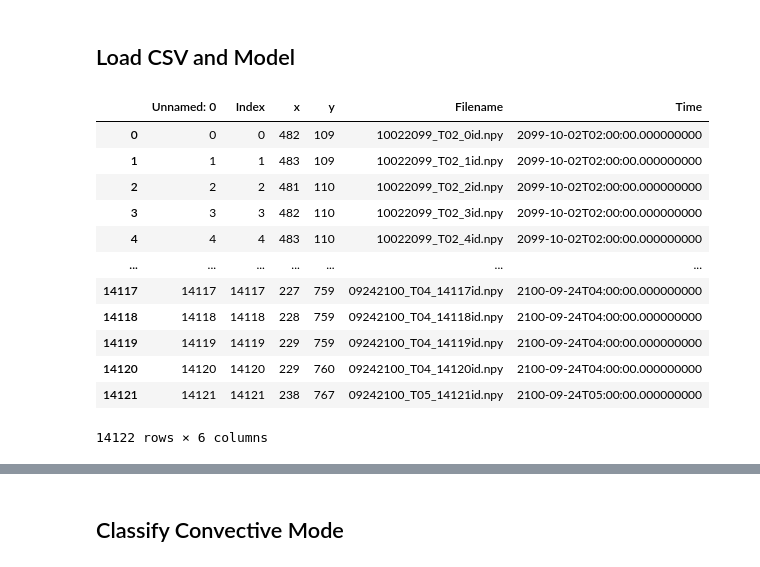
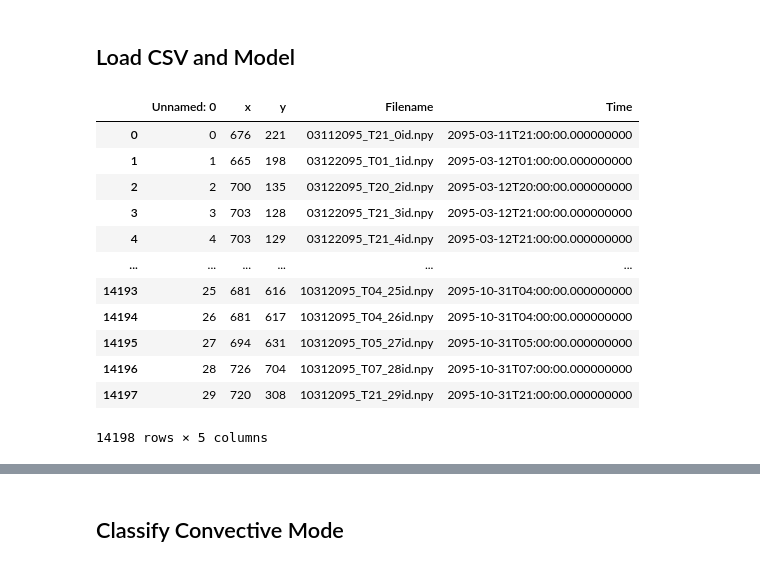
Before and after one commit to jcorner1/Future_Modes, a Jupyter notebook: Code/Jetstream/Model_Predict.ipynb, the cells around one changed output, grey strips where cells are left out. Cells and saved outputs as stored; diff of their text form; code cells hidden in the pictures.

```diff
--- a/Code/Jetstream/Model_Predict.ipynb
+++ b/Code/Jetstream/Model_Predict.ipynb
@@ -11,23 +18,25 @@ import matplotlib.pyplot as plt
 # %% [markdown]
 ## Load CSV and Model
 # %%
-#load the csv
-year = 2100
-df = pd.read_csv(f'/shared/shared/jcorner_data/eoc8p5/eoc8p5_{year}_.csv')
+#load the csvs
+epoch = 'END4p5'
+year = 2095
+
+df = pd.concat(map(pd.read_csv, glob.glob(f'/share/jcorner_data/csvs/{epoch}/*{year}*')), ignore_index=True)
 df
 # %% [output]
-|  | Unnamed: 0 | Index | x | y | Filename | Time |
-| 0 | 0 | 0 | 482 | 109 | 10022099_T02_0id.npy | 2099-10-02T02:00:00.000000000 |
-| 1 | 1 | 1 | 483 | 109 | 10022099_T02_1id.npy | 2099-10-02T02:00:00.000000000 |
-| 2 | 2 | 2 | 481 | 110 | 10022099_T02_2id.npy | 2099-10-02T02:00:00.000000000 |
-| 3 | 3 | 3 | 482 | 110 | 10022099_T02_3id.npy | 2099-10-02T02:00:00.000000000 |
-| 4 | 4 | 4 | 483 | 110 | 10022099_T02_4id.npy | 2099-10-02T02:00:00.000000000 |
-| ... | ... | ... | ... | ... | ... | ... |
-| 14117 | 14117 | 14117 | 227 | 759 | 09242100_T04_14117id.npy | 2100-09-24T04:00:00.000000000 |
-| 14118 | 14118 | 14118 | 228 | 759 | 09242100_T04_14118id.npy | 2100-09-24T04:00:00.000000000 |
-| 14119 | 14119 | 14119 | 229 | 759 | 09242100_T04_14119id.npy | 2100-09-24T04:00:00.000000000 |
-| 14120 | 14120 | 14120 | 229 | 760 | 09242100_T04_14120id.npy | 2100-09-24T04:00:00.000000000 |
-| 14121 | 14121 | 14121 | 238 | 767 | 09242100_T05_14121id.npy | 2100-09-24T05:00:00.000000000 |
+|  | Unnamed: 0 | x | y | Filename | Time |
+| 0 | 0 | 676 | 221 | 03112095_T21_0id.npy | 2095-03-11T21:00:00.000000000 |
+| 1 | 1 | 665 | 198 | 03122095_T01_1id.npy | 2095-03-12T01:00:00.000000000 |
+| 2 | 2 | 700 | 135 | 03122095_T20_2id.npy | 2095-03-12T20:00:00.000000000 |
+| 3 | 3 | 703 | 128 | 03122095_T21_3id.npy | 2095-03-12T21:00:00.000000000 |
+| 4 | 4 | 703 | 129 | 03122095_T21_4id.npy | 2095-03-12T21:00:00.000000000 |
+| ... | ... | ... | ... | ... | ... |
+| 14193 | 25 | 681 | 616 | 10312095_T04_25id.npy | 2095-10-31T04:00:00.000000000 |
+| 14194 | 26 | 681 | 617 | 10312095_T04_26id.npy | 2095-10-31T04:00:00.000000000 |
+| 14195 | 27 | 694 | 631 | 10312095_T05_27id.npy | 2095-10-31T05:00:00.000000000 |
+| 14196 | 28 | 726 | 704 | 10312095_T07_28id.npy | 2095-10-31T07:00:00.000000000 |
+| 14197 | 29 | 720 | 308 | 10312095_T21_29id.npy | 2095-10-31T21:00:00.000000000 |
-14122 rows × 6 columns
+14198 rows × 5 columns
 # %%
 #load the CNN model
```
Also changed, not shown: parts of 7 cells of this notebook, 4 other files.
